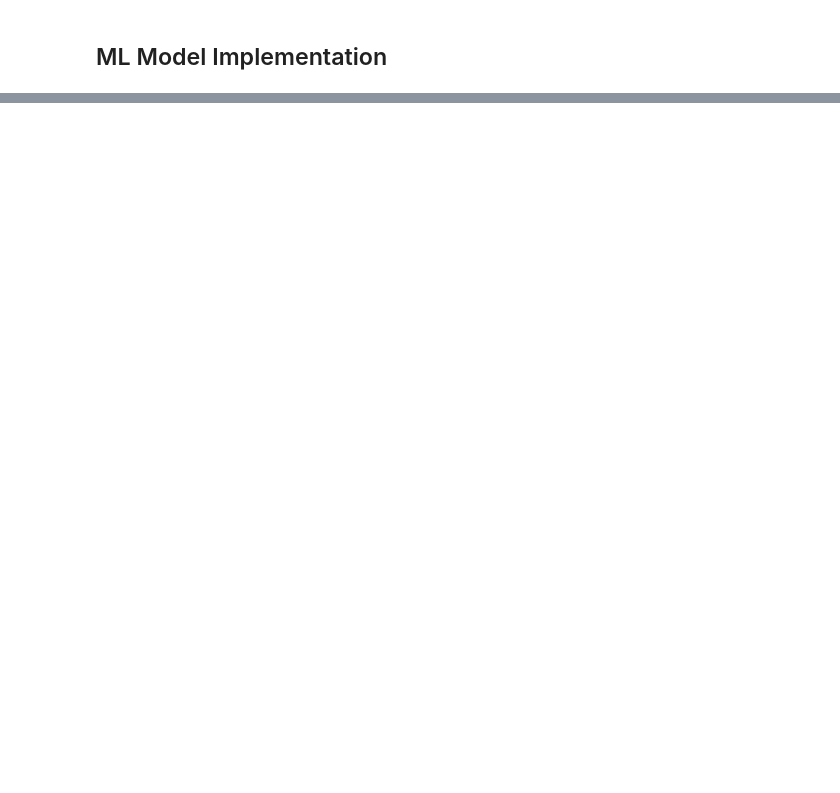
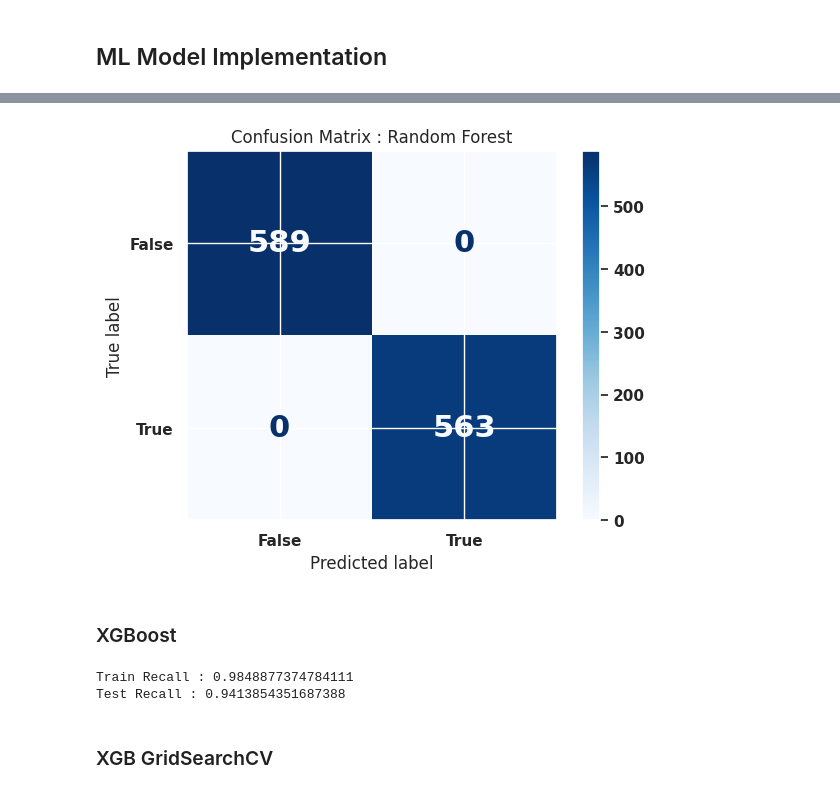
Before and after one commit to sidpatondikar/Capstone-Cardiovascular-Risk-Prediction, a Jupyter notebook: Cardiovasuclar_Risk_Prediction.ipynb, the cells around one changed output, grey strips where cells are left out. Cells and saved outputs as stored; diff of their text form; code cells hidden in the pictures; blank space fills up the shorter version.

```diff
--- a/Cardiovasuclar_Risk_Prediction.ipynb
+++ b/Cardiovasuclar_Risk_Prediction.ipynb
@@ -863,0 +1016,8 @@ array([[0.85903291, 1.        , 0.        , ..., 0.46258189, 0.44528099,
+# %%
+dt_clf = DecisionTreeClassifier()
+
+dt_clf.fit(X_train,y_train)
+
+y_train_pred = dt_clf.predict(X_train)
+
+y_test_pred = dt_clf.predict(X_test)
@@ -863,0 +1102,8 @@ array([[0.85903291, 1.        , 0.        , ..., 0.46258189, 0.44528099,
+# %%
+rf_clf = RandomForestClassifier()
+
+rf_clf.fit(X_train,y_train)
+
+y_train_pred = rf_clf.predict(X_train)
+
+y_test_pred = rf_clf.predict(X_test)
@@ -863,0 +1124,10 @@ array([[0.85903291, 1.        , 0.        , ..., 0.46258189, 0.44528099,
+# %%
+# using gridsearchcv to find best parameters
+rf_params = {'n_estimators':[400,600,800,100,None],
+             'max_depth': [40, 60, 80, 100, None]
+             }
+
+
+rf_gridsearch = GridSearchCV(rf_clf,rf_params,cv=3,scoring='recall')
+rf_gridsearch.fit(X_smote,y_smote)
+print(rf_gridsearch.best_params_)
@@ -863,0 +1140,8 @@ array([[0.85903291, 1.        , 0.        , ..., 0.46258189, 0.44528099,
+# %%
+rf_grid = rf_gridsearch.best_estimator_
+
+rf_grid.fit(X_smote,y_smote)
+
+y_train_pred = rf_grid.predict(X_train)
+
+y_test_pred = rf_grid.predict(X_test)
@@ -863,0 +1172,15 @@ array([[0.85903291, 1.        , 0.        , ..., 0.46258189, 0.44528099,
+# %%
+#Confusion Matrix
+lr_confusion_matrix = confusion_matrix(y_test,y_test_pred)
+cm_display = cmd(lr_confusion_matrix, display_labels=['False','True'])
+font = {'family' : 'DejaVu Sans',
+        'weight' : 'bold',
+        'size'   : 22}
+plt.rc('font', **font)
+cm_display.plot(cmap='Blues')
+plt.title('Confusion Matrix : Random Forest')
+plt.show()
+# %% [output]
+[figure, added]
+# %% [markdown]
+### XGBoost
@@ -863,0 +1195,13 @@ array([[0.85903291, 1.        , 0.        , ..., 0.46258189, 0.44528099,
+# %%
+#Training Recall Score
+xgb_train_recall = get_recall(y_train, y_train_pred)
+print(f'Train Recall : {xgb_train_recall}')
+
+#Test Recall Score
+xgb_test_recall = get_recall(y_test, y_test_pred)
+print(f'Test Recall : {xgb_test_recall}')
+# %% [output]
+Train Recall : 0.9848877374784111
+Test Recall : 0.9413854351687388
+# %% [markdown]
+### XGB GridSearchCV
```
Also changed, not shown: parts of 59 cells of this notebook.
